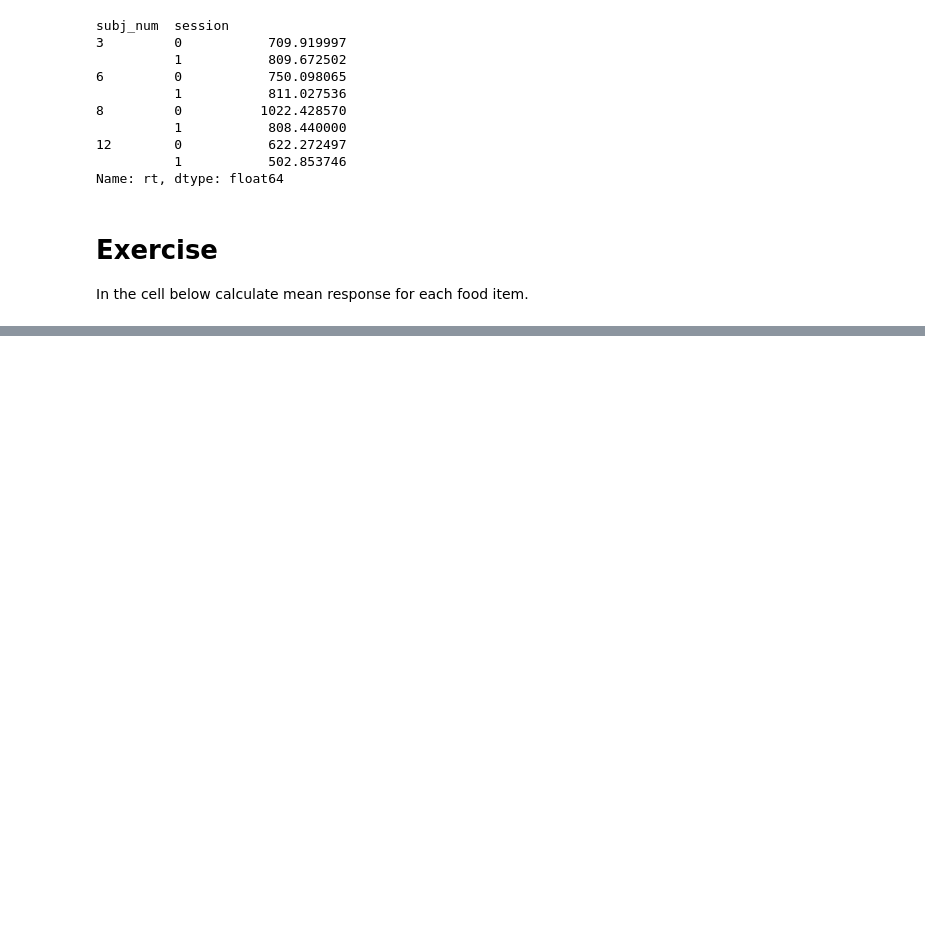
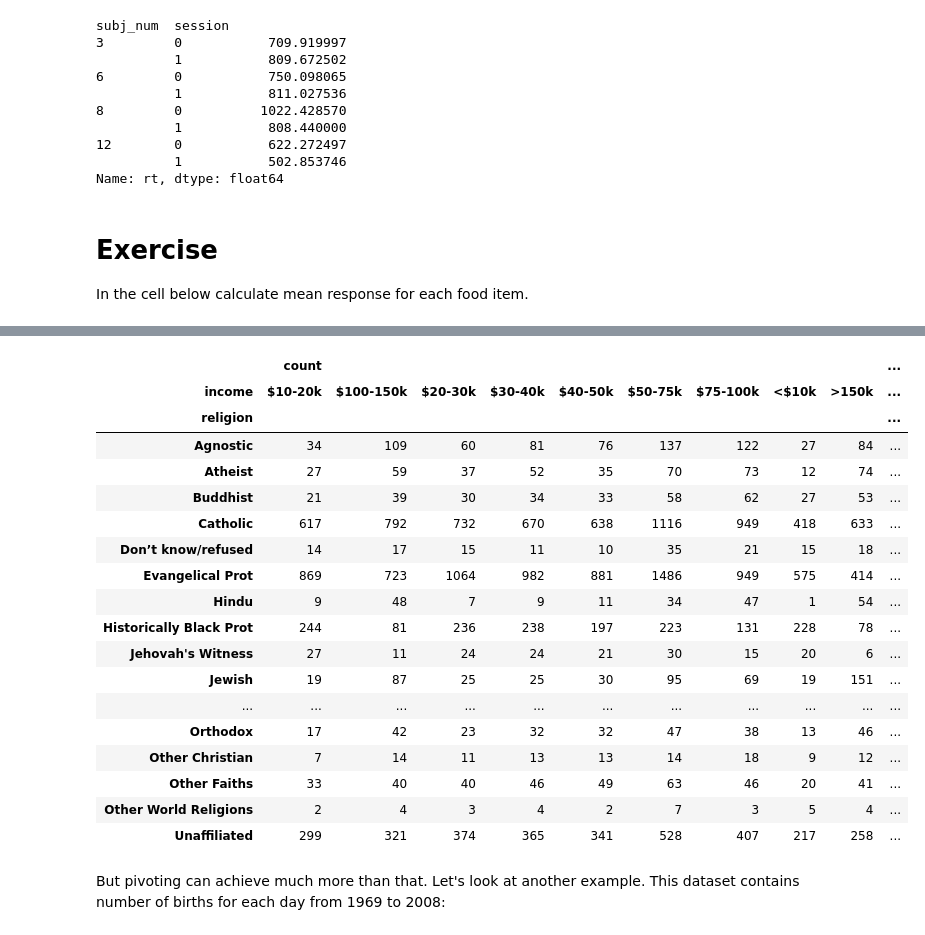
Before and after one commit to antopolskiy/sciprog, a Jupyter notebook: 002_data_organization_02.ipynb, the cells around one changed output, grey strips where cells are left out. Saved outputs shown, nothing was run; the diff lists cells and outputs as text; code cells hidden in the pictures; blank space fills up the shorter version.

```diff
--- a/002_data_organization_02.ipynb
+++ b/002_data_organization_02.ipynb
@@ -225,0 +387,4 @@ df.groupby(['item','cond'])['response'].count().unstack()
+# %%
+income_untidy = pd.read_csv('data\pew.csv')
+print(income_untidy.shape)
+income_untidy.head()
@@ -225,0 +401,4 @@ df.groupby(['item','cond'])['response'].count().unstack()
+# %%
+income_tidy = pd.melt(income_untidy,id_vars='religion',var_name='income',value_name='count')
+print(income_tidy.shape)
+income_tidy.head()
@@ -225,0 +426,25 @@ df.groupby(['item','cond'])['response'].count().unstack()
+# %%
+# pivoting to undo melting
+income_tidy.pivot_table(columns='income', index='religion')
+# %% [output]
+|  | count |  |  |  |  |  |  |  |  | ... |
+| income | $10-20k | $100-150k | $20-30k | $30-40k | $40-50k | $50-75k | $75-100k | <$10k | >150k | ... |
+| religion |  |  |  |  |  |  |  |  |  | ... |
+| Agnostic | 34 | 109 | 60 | 81 | 76 | 137 | 122 | 27 | 84 | ... |
+| Atheist | 27 | 59 | 37 | 52 | 35 | 70 | 73 | 12 | 74 | ... |
+| Buddhist | 21 | 39 | 30 | 34 | 33 | 58 | 62 | 27 | 53 | ... |
+| Catholic | 617 | 792 | 732 | 670 | 638 | 1116 | 949 | 418 | 633 | ... |
+| Don’t know/refused | 14 | 17 | 15 | 11 | 10 | 35 | 21 | 15 | 18 | ... |
+| Evangelical Prot | 869 | 723 | 1064 | 982 | 881 | 1486 | 949 | 575 | 414 | ... |
+| Hindu | 9 | 48 | 7 | 9 | 11 | 34 | 47 | 1 | 54 | ... |
+| Historically Black Prot | 244 | 81 | 236 | 238 | 197 | 223 | 131 | 228 | 78 | ... |
+| Jehovah's Witness | 27 | 11 | 24 | 24 | 21 | 30 | 15 | 20 | 6 | ... |
+| Jewish | 19 | 87 | 25 | 25 | 30 | 95 | 69 | 19 | 151 | ... |
+| ... | ... | ... | ... | ... | ... | ... | ... | ... | ... | ... |
+| Orthodox | 17 | 42 | 23 | 32 | 32 | 47 | 38 | 13 | 46 | ... |
+| Other Christian | 7 | 14 | 11 | 13 | 13 | 14 | 18 | 9 | 12 | ... |
+| Other Faiths | 33 | 40 | 40 | 46 | 49 | 63 | 46 | 20 | 41 | ... |
+| Other World Religions | 2 | 4 | 3 | 4 | 2 | 7 | 3 | 5 | 4 | ... |
+| Unaffiliated | 299 | 321 | 374 | 365 | 341 | 528 | 407 | 217 | 258 | ... |
+# %% [markdown]
+But pivoting can achieve much more than that. Let's look at another example. This dataset contains number of births for each day from 1969 to 2008:
```
Also changed, not shown: parts of 49 cells of this notebook.
